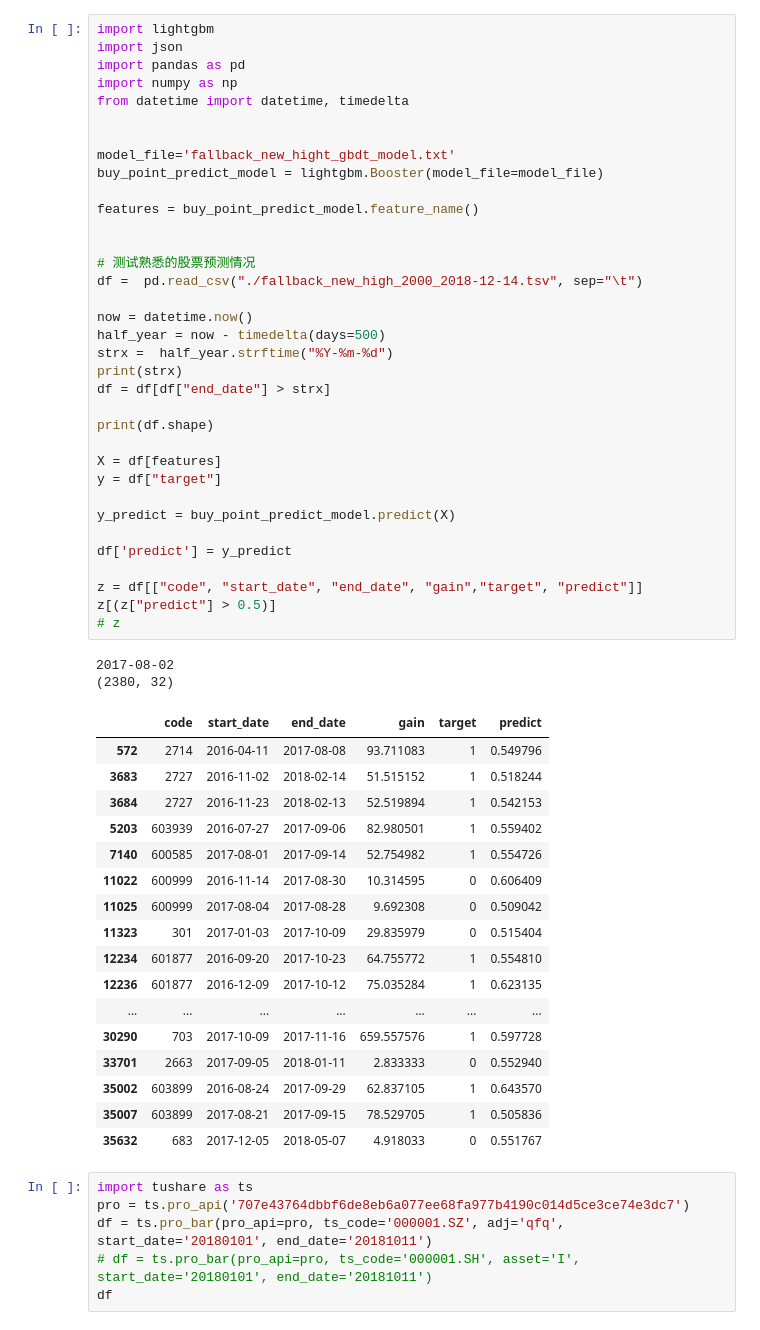
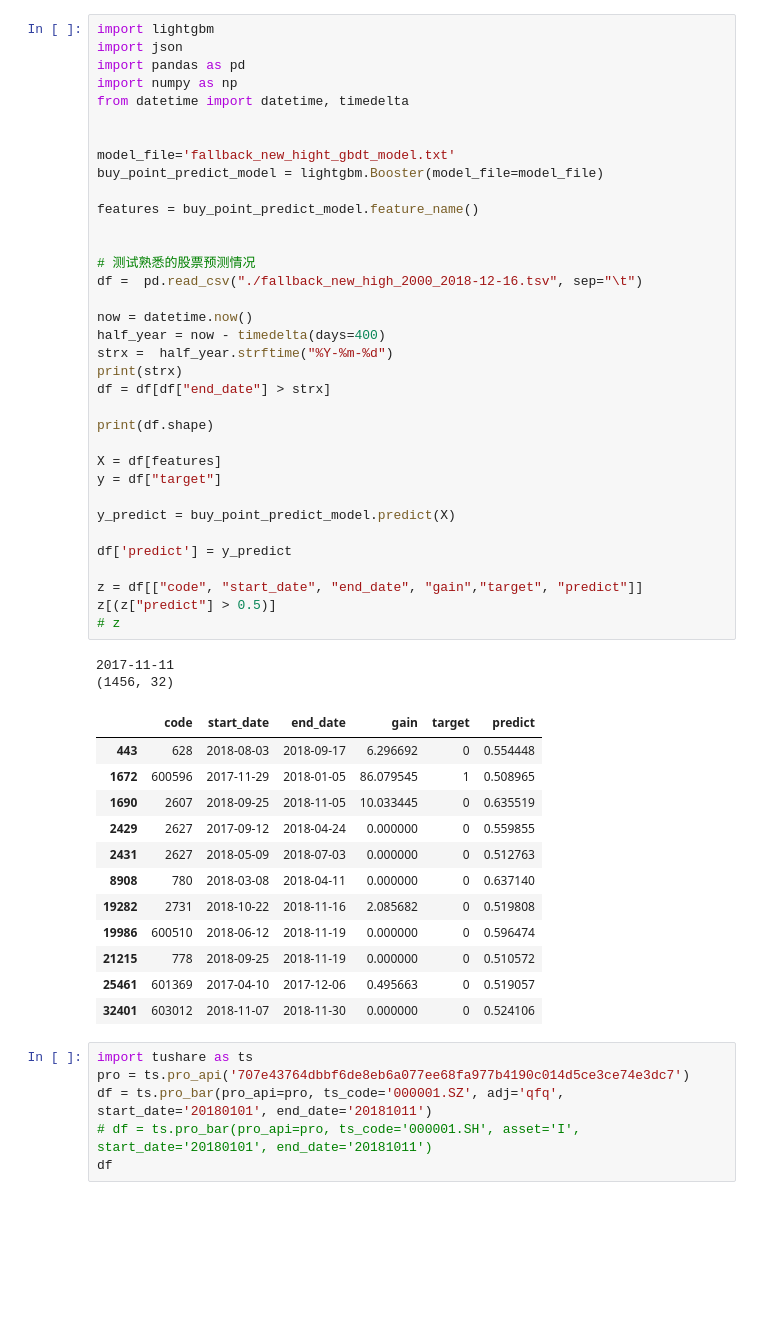
Before and after one commit to evagle/goldminer, a Jupyter notebook: investigation/fallback_new_high_model_prediction.ipynb, the cells around one changed output. Drawn from its saved outputs; the diff is of its cells as text; blank space fills up the shorter version.

```diff
--- a/investigation/fallback_new_high_model_prediction.ipynb
+++ b/investigation/fallback_new_high_model_prediction.ipynb
@@ -6,53 +6,48 @@ import numpy as np
 from datetime import datetime, timedelta
 
 
 model_file='fallback_new_hight_gbdt_model.txt'
 buy_point_predict_model = lightgbm.Booster(model_file=model_file)
 
 features = buy_point_predict_model.feature_name()
 
 
 # 测试熟悉的股票预测情况
-df =  pd.read_csv("./fallback_new_high_2000_2018-12-14.tsv", sep="\t")
+df =  pd.read_csv("./fallback_new_high_2000_2018-12-16.tsv", sep="\t")
 
 now = datetime.now()
-half_year = now - timedelta(days=500)
+half_year = now - timedelta(days=400)
 strx =  half_year.strftime("%Y-%m-%d")
 print(strx)
 df = df[df["end_date"] > strx]
 
 print(df.shape)
 
 X = df[features]
 y = df["target"]
 
 y_predict = buy_point_predict_model.predict(X)
 
 df['predict'] = y_predict
 
 z = df[["code", "start_date", "end_date", "gain","target", "predict"]]
 z[(z["predict"] > 0.5)]
 # z
 # %% [output]
-2017-08-02
-(2380, 32)
+2017-11-11
+(1456, 32)
 |  | code | start_date | end_date | gain | target | predict |
-| 572 | 2714 | 2016-04-11 | 2017-08-08 | 93.711083 | 1 | 0.549796 |
-| 3683 | 2727 | 2016-11-02 | 2018-02-14 | 51.515152 | 1 | 0.518244 |
-| 3684 | 2727 | 2016-11-23 | 2018-02-13 | 52.519894 | 1 | 0.542153 |
-| 5203 | 603939 | 2016-07-27 | 2017-09-06 | 82.980501 | 1 | 0.559402 |
-| 7140 | 600585 | 2017-08-01 | 2017-09-14 | 52.754982 | 1 | 0.554726 |
-| 11022 | 600999 | 2016-11-14 | 2017-08-30 | 10.314595 | 0 | 0.606409 |
-| 11025 | 600999 | 2017-08-04 | 2017-08-28 | 9.692308 | 0 | 0.509042 |
-| 11323 | 301 | 2017-01-03 | 2017-10-09 | 29.835979 | 0 | 0.515404 |
-| 12234 | 601877 | 2016-09-20 | 2017-10-23 | 64.755772 | 1 | 0.554810 |
-| 12236 | 601877 | 2016-12-09 | 2017-10-12 | 75.035284 | 1 | 0.623135 |
-| ... | ... | ... | ... | ... | ... | ... |
-| 30290 | 703 | 2017-10-09 | 2017-11-16 | 659.557576 | 1 | 0.597728 |
-| 33701 | 2663 | 2017-09-05 | 2018-01-11 | 2.833333 | 0 | 0.552940 |
-| 35002 | 603899 | 2016-08-24 | 2017-09-29 | 62.837105 | 1 | 0.643570 |
-| 35007 | 603899 | 2017-08-21 | 2017-09-15 | 78.529705 | 1 | 0.505836 |
-| 35632 | 683 | 2017-12-05 | 2018-05-07 | 4.918033 | 0 | 0.551767 |
+| 443 | 628 | 2018-08-03 | 2018-09-17 | 6.296692 | 0 | 0.554448 |
+| 1672 | 600596 | 2017-11-29 | 2018-01-05 | 86.079545 | 1 | 0.508965 |
+| 1690 | 2607 | 2018-09-25 | 2018-11-05 | 10.033445 | 0 | 0.635519 |
+| 2429 | 2627 | 2017-09-12 | 2018-04-24 | 0.000000 | 0 | 0.559855 |
+| 2431 | 2627 | 2018-05-09 | 2018-07-03 | 0.000000 | 0 | 0.512763 |
+| 8908 | 780 | 2018-03-08 | 2018-04-11 | 0.000000 | 0 | 0.637140 |
+| 19282 | 2731 | 2018-10-22 | 2018-11-16 | 2.085682 | 0 | 0.519808 |
+| 19986 | 600510 | 2018-06-12 | 2018-11-19 | 0.000000 | 0 | 0.596474 |
+| 21215 | 778 | 2018-09-25 | 2018-11-19 | 0.000000 | 0 | 0.510572 |
+| 25461 | 601369 | 2017-04-10 | 2017-12-06 | 0.495663 | 0 | 0.519057 |
+| 32401 | 603012 | 2018-11-07 | 2018-11-30 | 0.000000 | 0 | 0.524106 |
 # %%
 import tushare as ts
 pro = ts.pro_api('707e43764dbbf6de8eb6a077ee68fa977b4190c014d5ce3ce74e3dc7')
```
Also changed, not shown: 2 other files.
